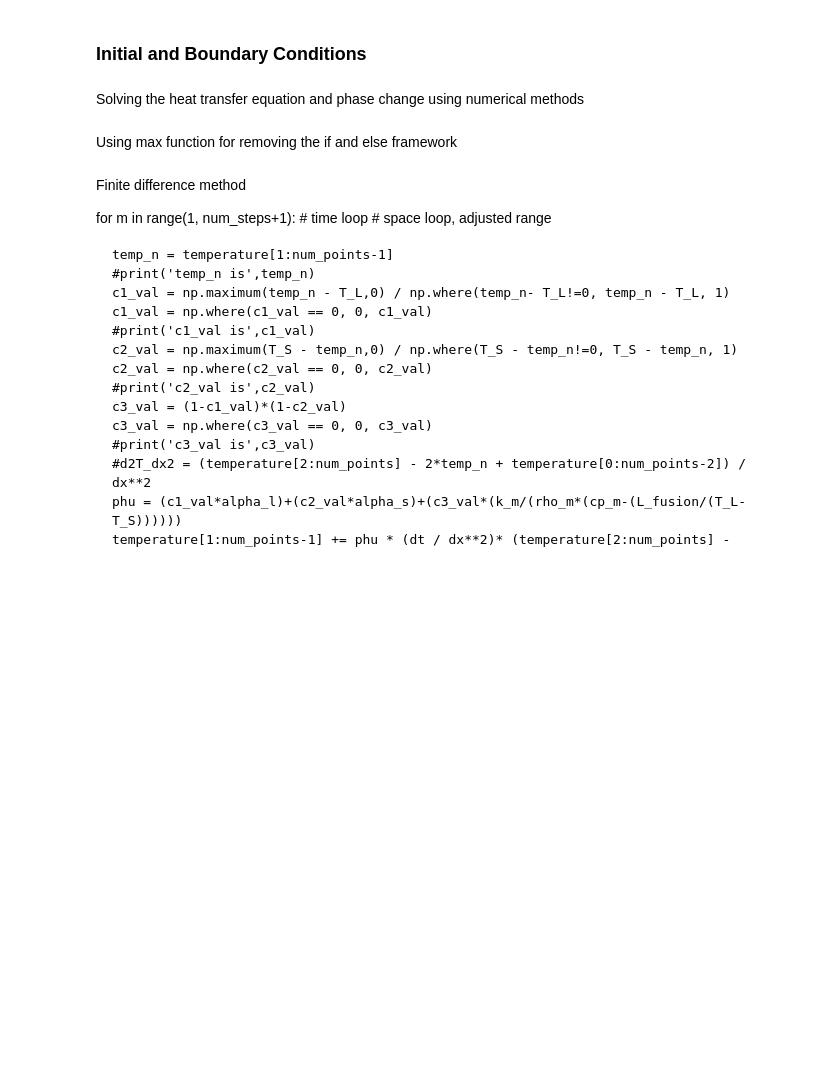
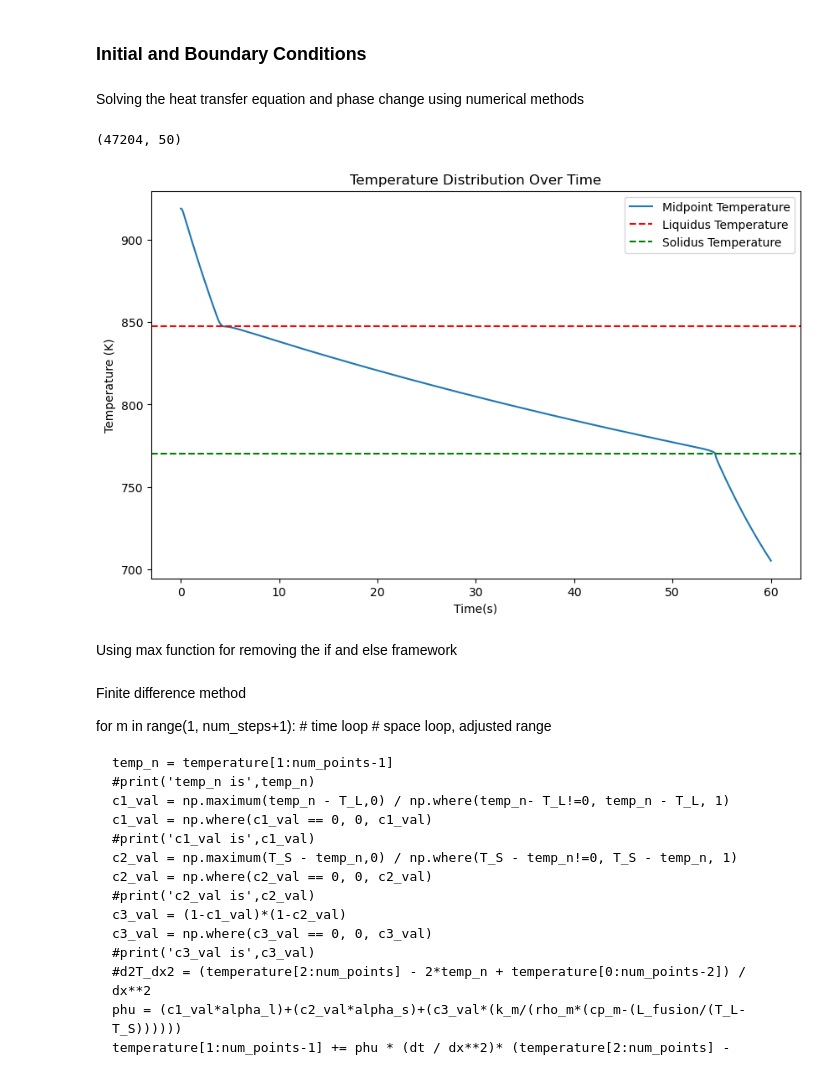
Before and after one commit to radhikrammohan/1D_HT_Pinn, a Jupyter notebook: Data_prep/1D_SVR/DOE/1D_HT_DOE_nuem.ipynb, the cells around one changed output. Drawn from its saved outputs; the diff is of its cells as text; code cells hidden in the pictures; blank space fills up the shorter version.

```diff
--- a/Data_prep/1D_SVR/DOE/1D_HT_DOE_nuem.ipynb
+++ b/Data_prep/1D_SVR/DOE/1D_HT_DOE_nuem.ipynb
@@ -109,28 +119,3 @@ cfl is 0.00063812697090498
 stability criteria satisfied
 # %% [markdown]
 ### Initial and Boundary Conditions
-# %%
-# Initial Conditions
-T_L = 889.0                       #  K -Liquidus Temperature (616 c) AL 380
-T_S = 823.0                      # K- Solidus Temperature (550 C)
-m_eff =(k_m/(rho_m*(cp_m-(L_fusion/(T_L-T_S)))))
-# cross verify the values of the liquidus and solidus from flowcast software
-htc = -9000.0                   # W/m^2-K
-q = htc*(919.0-313.0)
-
-# Initial temperature and phase fields
-temperature = np.full(num_points, 919.0)
-phase = np.zeros(num_points)*1.0
-
-# Set boundary conditions
-temperature[-1] = 313.0 #(40 C)
-phase[-1] = 1.0
-
-temperature[0] = 313.0 #(40 C)
-phase[0] = 1.0
-
-# Store initial state in history
-temperature_history = [temperature.copy()]
-phi_history = [phase.copy()]
-
-# print(temperature_history,phi_history)
@@ -178,4 +242,22 @@ for m in range(1, num_steps+1):                  # time loop
 #print(phi_history)
+# %%
+# Plot temperature history for debugging
+temperature_history_1 = np.array(temperature_history)
+print(temperature_history_1.shape)
+time_ss= np.linspace(0, time_end, num_steps+1)
+# print(time_ss.shape)
+plt.figure(figsize=(10, 6))
+plt.plot(time_ss, midpoint_temperature_history, label='Midpoint Temperature')
+plt.axhline(y=T_L, color='r', linestyle='--', label='Liquidus Temperature')
+plt.axhline(y=T_S, color='g', linestyle='--', label='Solidus Temperature')
+plt.xlabel('Time(s)')
+plt.ylabel('Temperature (K)')
+plt.title('Temperature Distribution Over Time')
+plt.legend()
+plt.show()
+# %% [output]
+(47204, 50)
+[figure, added]
 # %% [markdown]
 Using max function for removing the if and else framework
 # %% [markdown]
```
Also changed, not shown: parts of 15 cells of this notebook, 4 other files.
